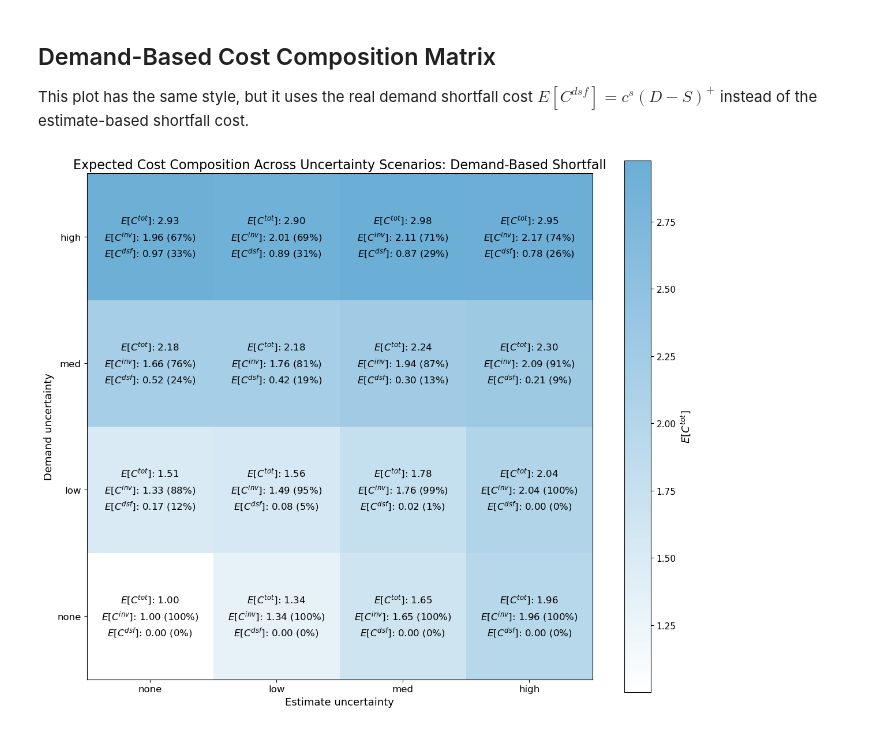
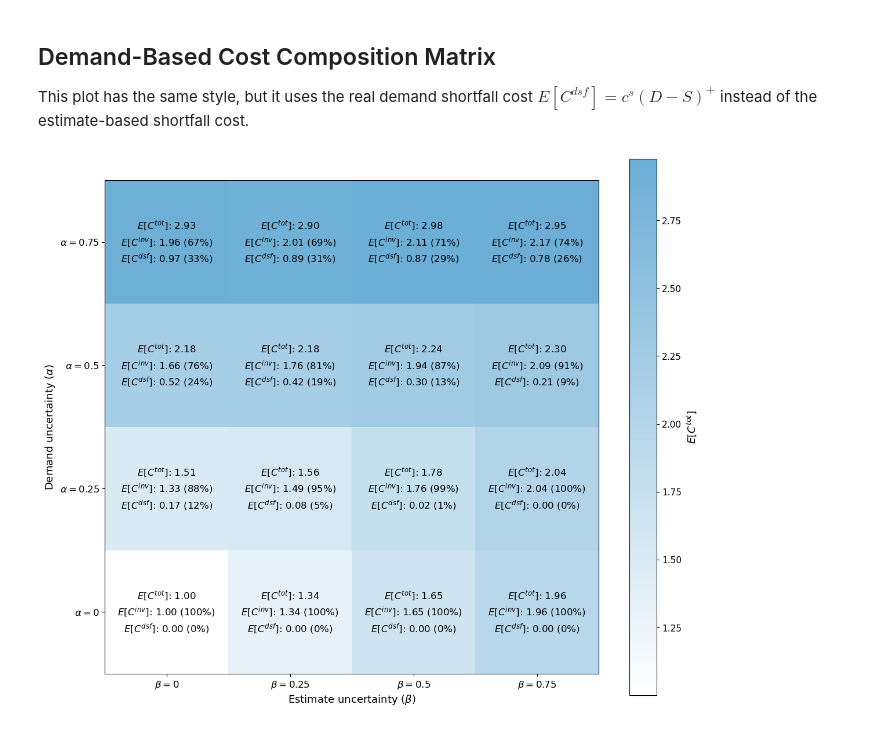
Before and after one commit to rosenlewgeorg/capacity-planning, a Jupyter notebook: Code/simulate_cost.ipynb, the cells around one changed output. Saved outputs shown, nothing was run; the diff lists cells and outputs as text; code cells hidden in the pictures.

Commit message:
plot edits

```diff
--- a/Code/simulate_cost.ipynb
+++ b/Code/simulate_cost.ipynb
@@ -343,16 +343,18 @@ for _, row in scenario_table.iterrows():
 
 cmap = LinearSegmentedColormap.from_list("white_to_blue", ["#ffffff", "#6baed6"])
 
+beta_tick_labels = [r"$\beta = 0$", r"$\beta = 0.25$", r"$\beta = 0.5$", r"$\beta = 0.75$"]
+alpha_tick_labels = [r"$\alpha = 0$", r"$\alpha = 0.25$", r"$\alpha = 0.5$", r"$\alpha = 0.75$"]
+
 fig, ax = plt.subplots(figsize=(12, 10))
 image = ax.imshow(total_cost_plot, origin="lower", cmap=cmap)
 
 ax.set_xticks(range(len(levels)))
 ax.set_yticks(range(len(levels)))
-ax.set_xticklabels(levels)
-ax.set_yticklabels(levels)
-ax.set_xlabel("Estimate uncertainty", fontsize=13, color="black")
-ax.set_ylabel("Demand uncertainty", fontsize=13, color="black")
-ax.set_title("Expected Cost Composition Across Uncertainty Scenarios: Estimate-Based Shortfall", fontsize=16, color="black")
+ax.set_xticklabels(beta_tick_labels)
+ax.set_yticklabels(alpha_tick_labels)
+ax.set_xlabel(r"Estimate uncertainty ($\beta$)", fontsize=13, color="black")
+ax.set_ylabel(r"Demand uncertainty ($\alpha$)", fontsize=13, color="black")
 ax.tick_params(axis="both", labelsize=12, colors="black")
 
 for row_index in range(len(levels)):
@@ -409,16 +411,18 @@ for _, row in scenario_table.iterrows():
 
 cmap = LinearSegmentedColormap.from_list("white_to_blue", ["#ffffff", "#6baed6"])
 
+beta_tick_labels = [r"$\beta = 0$", r"$\beta = 0.25$", r"$\beta = 0.5$", r"$\beta = 0.75$"]
+alpha_tick_labels = [r"$\alpha = 0$", r"$\alpha = 0.25$", r"$\alpha = 0.5$", r"$\alpha = 0.75$"]
+
 fig, ax = plt.subplots(figsize=(12, 10))
 image = ax.imshow(demand_total_cost_plot, origin="lower", cmap=cmap)
 
 ax.set_xticks(range(len(levels)))
 ax.set_yticks(range(len(levels)))
-ax.set_xticklabels(levels)
-ax.set_yticklabels(levels)
-ax.set_xlabel("Estimate uncertainty", fontsize=13, color="black")
-ax.set_ylabel("Demand uncertainty", fontsize=13, color="black")
-ax.set_title("Expected Cost Composition Across Uncertainty Scenarios: Demand-Based Shortfall", fontsize=16, color="black")
+ax.set_xticklabels(beta_tick_labels)
+ax.set_yticklabels(alpha_tick_labels)
+ax.set_xlabel(r"Estimate uncertainty ($\beta$)", fontsize=13, color="black")
+ax.set_ylabel(r"Demand uncertainty ($\alpha$)", fontsize=13, color="black")
 ax.tick_params(axis="both", labelsize=12, colors="black")
 
 for row_index in range(len(levels)):
@@ -427,31 +431,31 @@ for row_index in range(len(levels)):
         investment_value = investment_cost_plot[row_index][col_index]
         demand_shortfall_value = demand_shortfall_cost_plot[row_index][col_index]
         investment_share = 100 * investment_value / total_value
         demand_shortfall_share = 100 * demand_shortfall_value / total_value
 
         label = (
             f"$E[C^{{tot}}]$: {total_value:.2f}\n"
             f"$E[C^{{inv}}]$: {investment_value:.2f} ({investment_share:.0f}%)\n"
             f"$E[C^{{dsf}}]$: {demand_shortfall_value:.2f} ({demand_shortfall_share:.0f}%)"
         )
 
         ax.text(
             col_index,
             row_index,
             label,
             ha="center",
             va="center",
             fontsize=12,
             color="black",
             linespacing=1.4,
         )
 
 colorbar = plt.colorbar(image, ax=ax)
 colorbar.set_label(r"$E[C^{tot}]$", fontsize=13, color="black")
 colorbar.ax.tick_params(labelsize=11, colors="black")
 
 plt.tight_layout()
 plt.savefig("../Figures/expected_demand_shortfall_breakdown_matrix.pdf", bbox_inches="tight")
 plt.show()
 # %% [output]
-[figure, old version]
+[figure, new version]
```
Also changed, not shown: parts of 1 cell of this notebook, 6 other files.
